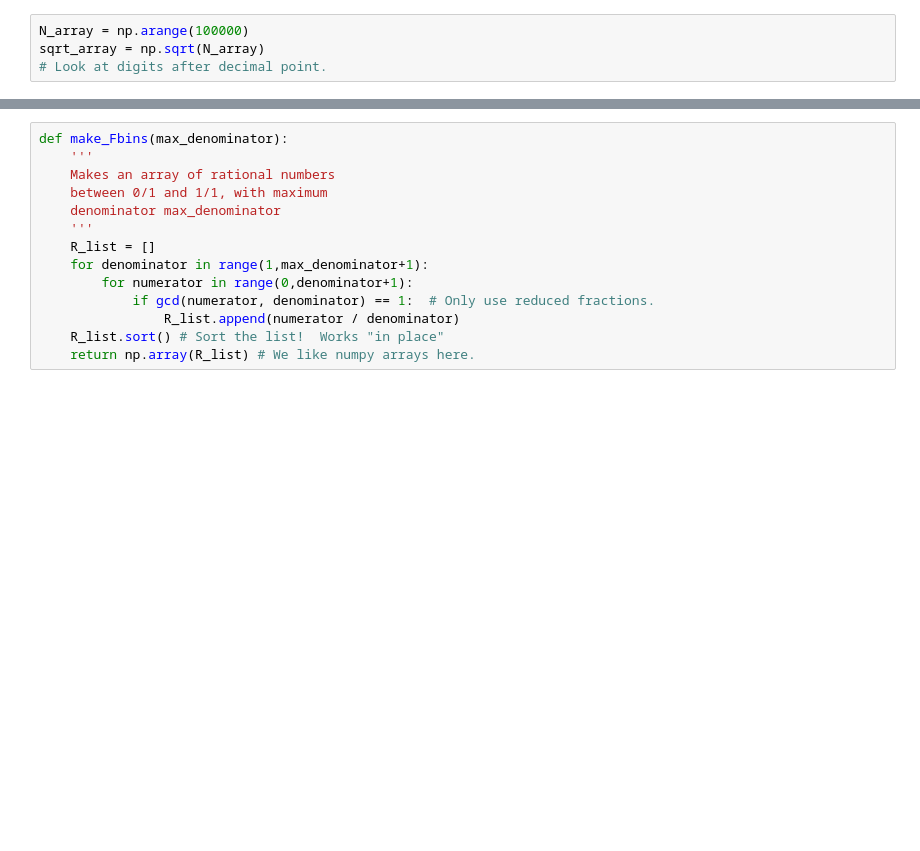
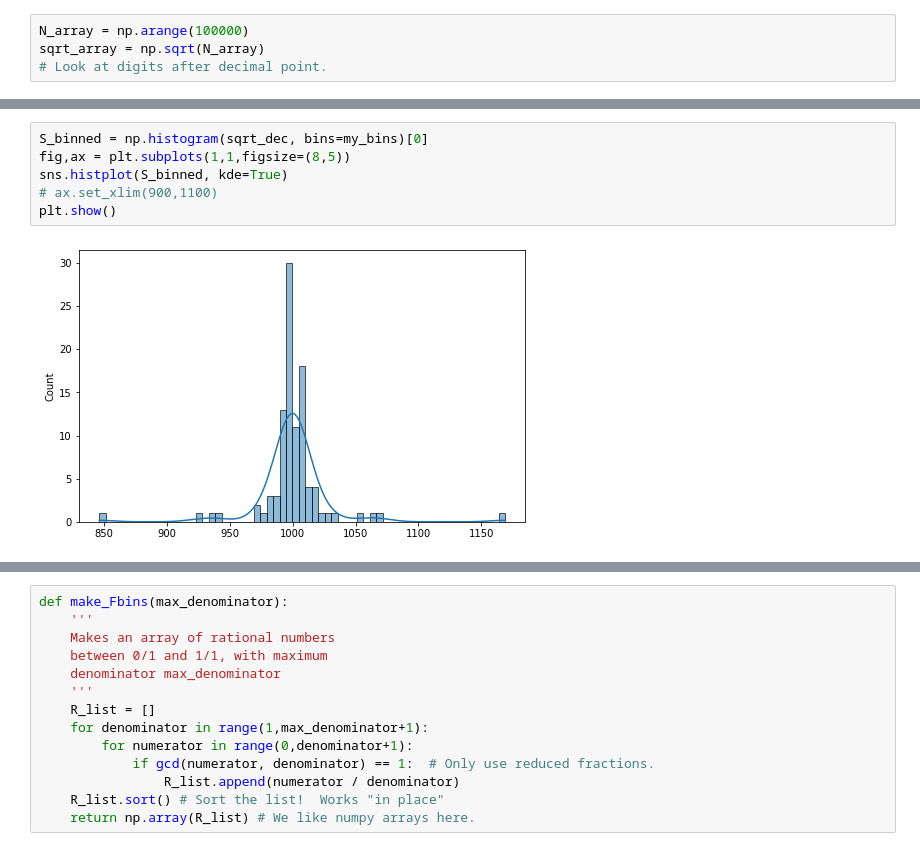
Before and after one commit to MartyWeissman/PythonForMathematics, a Jupyter notebook: Math152_Mar9_2021.ipynb, the cells around one changed output, grey strips where cells are left out. Drawn from its saved outputs; the diff is of its cells as text; blank space fills up the shorter version.

```diff
--- a/Math152_Mar9_2021.ipynb
+++ b/Math152_Mar9_2021.ipynb
@@ -34,0 +105,8 @@ sqrt_array[:10]
+# %%
+S_binned = np.histogram(sqrt_dec, bins=my_bins)[0]
+fig,ax = plt.subplots(1,1,figsize=(8,5))
+sns.histplot(S_binned, kde=True)
+# ax.set_xlim(900,1100)
+plt.show()
+# %% [output]
+[figure, added]
```
Also changed, not shown: parts of 21 cells of this notebook.
